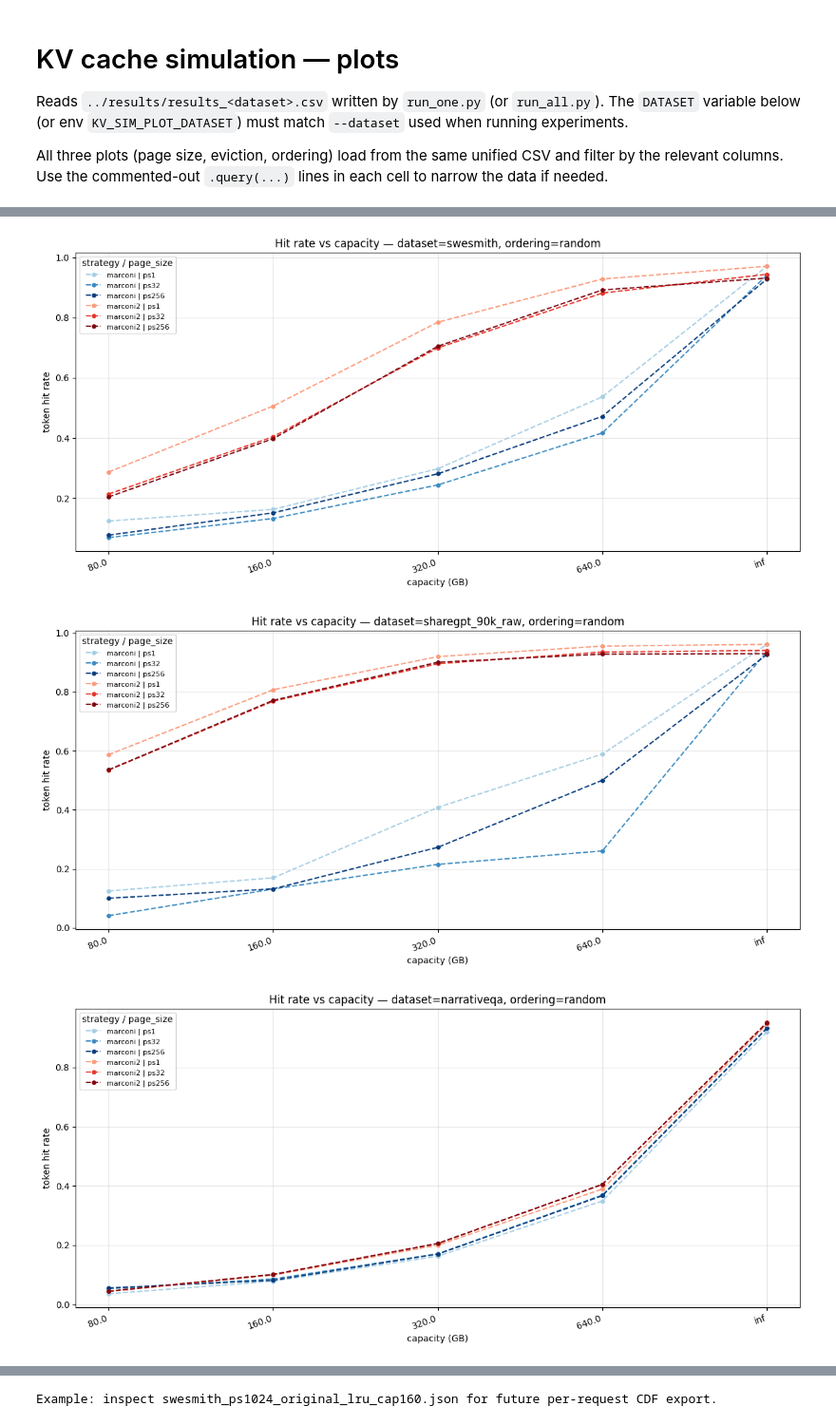
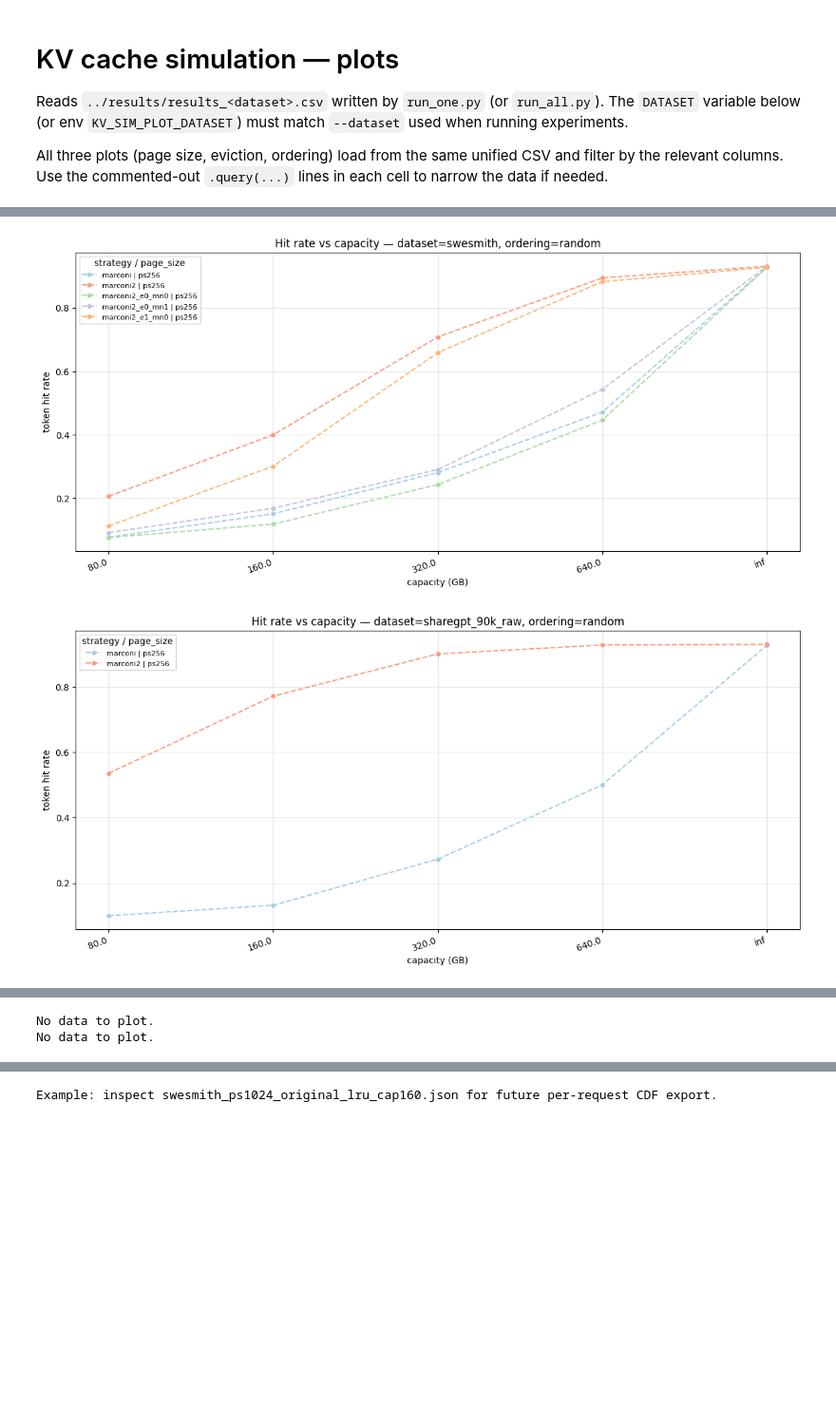
Before and after one commit to howarlii/LLM-prefix-caching-simulator, a Jupyter notebook: analysis/plot_results.ipynb, the cells around one changed output, grey strips where cells are left out. Shown at 95% size. Cells and saved outputs as stored; diff of their text form; code cells hidden in the pictures; blank space fills up the shorter version.

Commit message:
add ablation for marconi2

```diff
--- a/analysis/plot_results.ipynb
+++ b/analysis/plot_results.ipynb
@@ -18,7 +18,7 @@ ROOT = Path("..").resolve()
 RES = ROOT / "results"
 
 # ── Filter constants ─────────────────────────────────────────────────
-NUM_REQUESTS = 1000  # only plot rows with this many requests
+NUM_REQUESTS = 5000  # only plot rows with this many requests
 
 # Match `experiments/*.py --dataset` (or set env KV_SIM_PLOT_DATASET)
 DATASET = os.environ.get("KV_SIM_PLOT_DATASET", "loogle")
@@ -173,44 +173,44 @@ def plot_hit_rate_vs_capacity(
     plt.tight_layout()
     plt.show()
 
-strategies = ['marconi', 'marconi2']
+strategies = ['marconi', 'marconi2', 'marconi2_e0_mn0', 'marconi2_e0_mn1', 'marconi2_e1_mn0']
 page_sizes=[1, 32, 256]
-df_cap = load_results_csv(DATASET)
+page_sizes=[256]
 capacities = range(80, 641, 10)
 capacities = [float(x) for x in capacities] + [float("inf")]
 
+df_cap = load_results_csv(DATASET)
 plot_hit_rate_vs_capacity(
     df_cap,
     page_sizes=page_sizes,
     strategies=strategies,
     ordering=ORDERING,
     capacities=capacities,
 )
 df_cap = load_results_csv("sharegpt_90k_raw")
 plot_hit_rate_vs_capacity(
     df_cap,
     page_sizes=page_sizes,
     strategies=strategies,
     ordering=ORDERING,
     capacities=capacities,
 )
 df_cap = load_results_csv("narrativeqa")
 plot_hit_rate_vs_capacity(
     df_cap,
     page_sizes=page_sizes,
     strategies=strategies,
     ordering=ORDERING,
     capacities=capacities,
 )
 df_cap = load_results_csv("loogle")
 plot_hit_rate_vs_capacity(
     df_cap,
     page_sizes=page_sizes,
     strategies=strategies,
     ordering=ORDERING,
     capacities=capacities,
 )
 # %% [output]
-[figure, old version]
+[figure, new version]
-[figure, old version]
+[figure, new version]
-[figure, removed]
@@ -218,3 +217,5 @@ plot_hit_rate_vs_capacity(
+No data to plot.
+No data to plot.
 # %%
 df_ord = load_results_csv()
 if df_ord is not None and len(df_ord):
```
Also changed, not shown: parts of 3 cells of this notebook, 6 other files.
